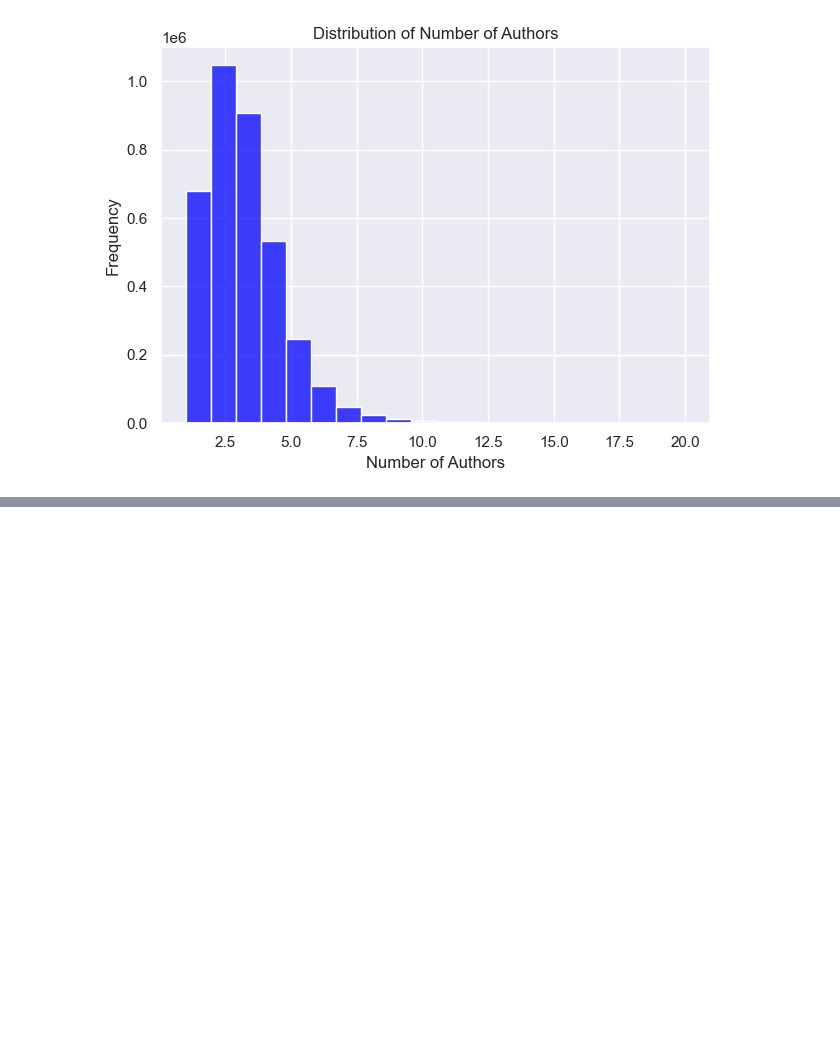
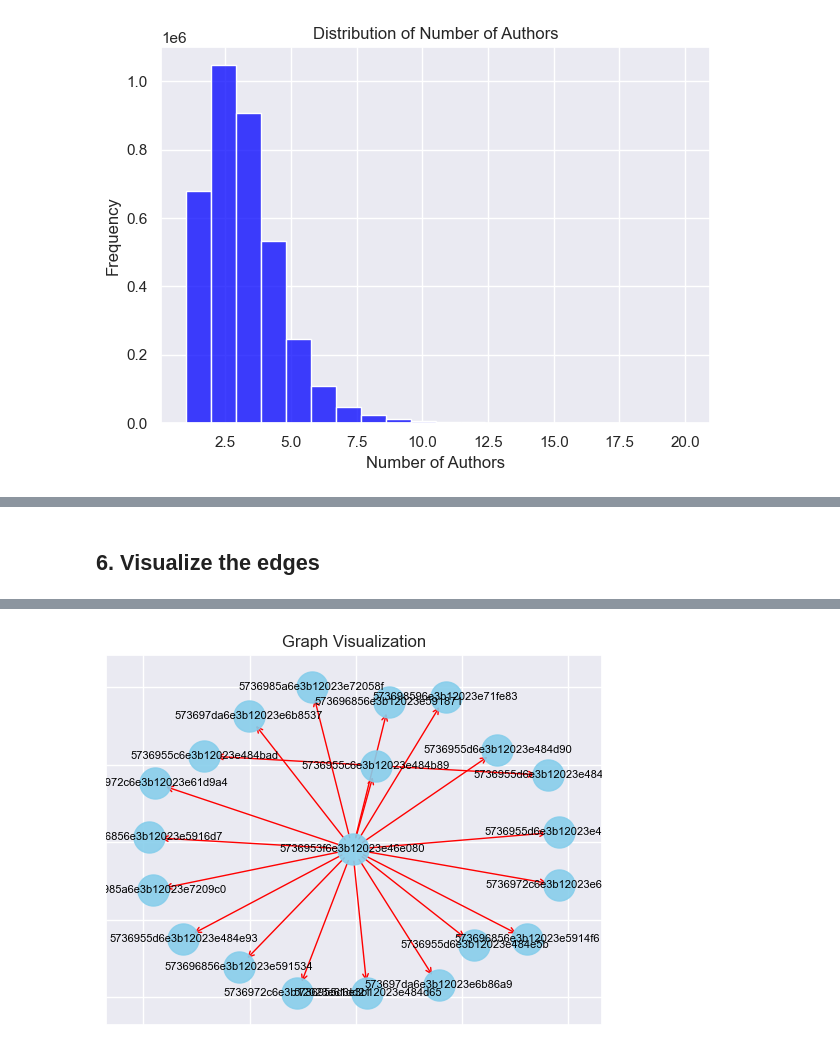
Before and after one commit to mango7789/Social-Network-Mining-DATA130007, a Jupyter notebook: analysis.ipynb, the cells around one changed output, grey strips where cells are left out. Cells and saved outputs as stored; diff of their text form; code cells hidden in the pictures; blank space fills up the shorter version.

```diff
--- a/analysis.ipynb
+++ b/analysis.ipynb
@@ -163,0 +218,19 @@ Name: in_d, dtype: float64
+# %% [markdown]
+## 6. Visualize the edges
+# %%
+df_edge = load_paper_edge(PAPER_EDGE)
+# Create a graph using NetworkX
+G = nx.from_pandas_edgelist(df_edge, source='src', target='dst', create_using=nx.DiGraph())
+
+# Get a subset of edges
+subgraph_edges = list(G.edges())[:20]
+subgraph = G.edge_subgraph(subgraph_edges)
+pos = nx.spring_layout(subgraph)
+
+# Plot the graph
+nx.draw_networkx_nodes(subgraph, pos, node_size=500, node_color="skyblue", alpha=0.9)
+nx.draw_networkx_edges(subgraph, pos, edge_color="red", arrows=True, arrowsize=10, arrowstyle='->')
+nx.draw_networkx_labels(subgraph, pos, font_size=8, font_color="black")
+plt.title("Graph Visualization")
+plt.show()
+# %% [output]
@@ -163,0 +239 @@ Name: in_d, dtype: float64
+[figure, added]
```
Also changed, not shown: parts of 15 cells of this notebook, 3 other files.
